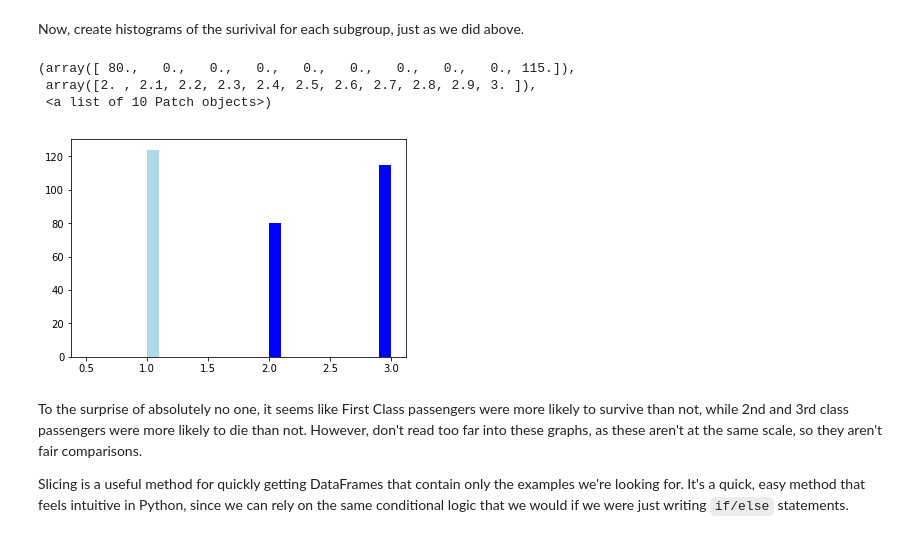
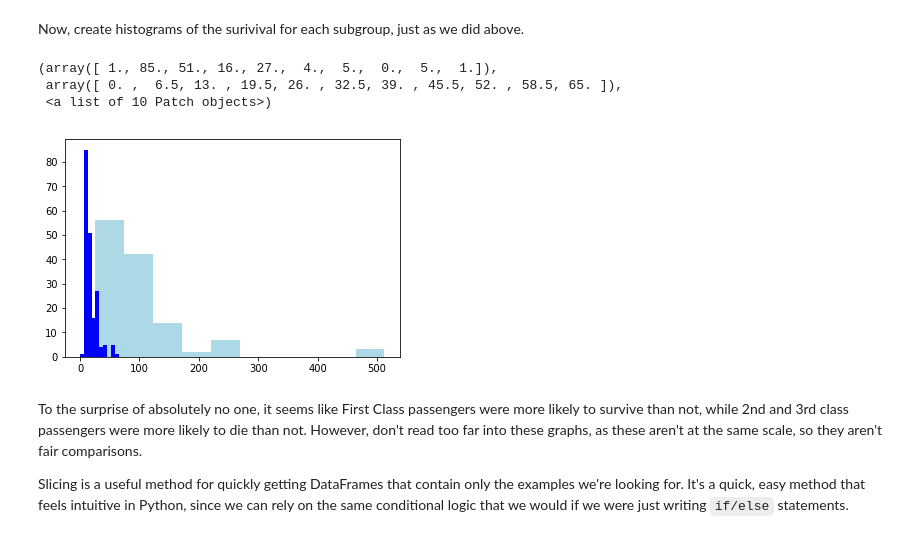
Before and after one commit to MissAle17/dsc-0-05-16-sql-with-pandas-online-ds-sp-000, a Jupyter notebook: index.ipynb, the cells around one changed output. Drawn from its saved outputs; the diff is of its cells as text; code cells hidden in the pictures.

```diff
--- a/index.ipynb
+++ b/index.ipynb
@@ -172,15 +172,15 @@ second_third_class_df.head()
 # %% [markdown]
 Now, create histograms of the surivival for each subgroup, just as we did above.
 # %%
-first=first_class_df['Pclass']
-not_first=second_third_class_df['Pclass']
+first=first_class_df['Fare']
+not_first=second_third_class_df['Fare']
 plt.hist(first,bins=10, color = 'lightblue')
 plt.hist(not_first, bins = 10,color = 'blue')
 # %% [output]
-(array([ 80.,   0.,   0.,   0.,   0.,   0.,   0.,   0.,   0., 115.]),
- array([2. , 2.1, 2.2, 2.3, 2.4, 2.5, 2.6, 2.7, 2.8, 2.9, 3. ]),
+(array([ 1., 85., 51., 16., 27.,  4.,  5.,  0.,  5.,  1.]),
+ array([ 0. ,  6.5, 13. , 19.5, 26. , 32.5, 39. , 45.5, 52. , 58.5, 65. ]),
  <a list of 10 Patch objects>)
-[figure, old version]
+[figure, new version]
 # %% [markdown]
 To the surprise of absolutely no one, it seems like First Class passengers were more likely to survive than not, while 2nd and 3rd class passengers were more likely to die than not.  However, don't read too far into these graphs, as these aren't at the same scale, so they aren't fair comparisons.
 
```
